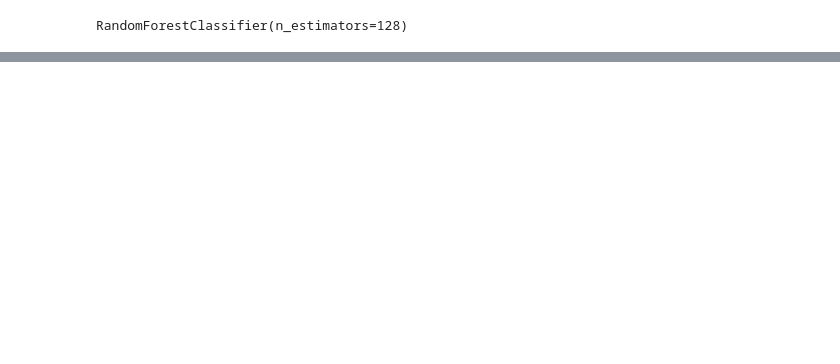
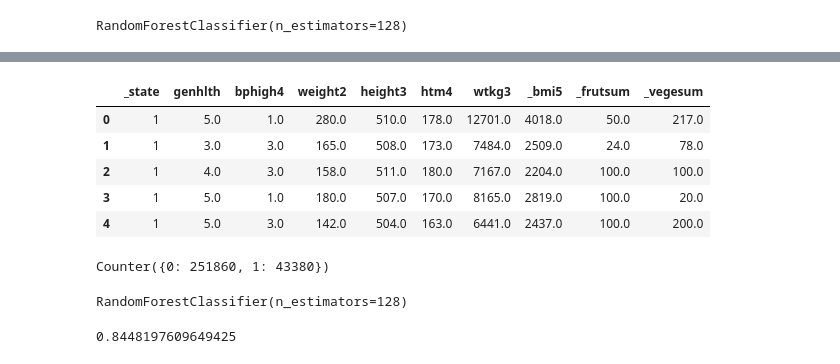
Before and after one commit to tbug-szoke/diabetes, a Jupyter notebook: 2015_EDA_ML.ipynb, the cells around one changed output, grey strips where cells are left out. Cells and saved outputs as stored; diff of their text form; code cells hidden in the pictures; blank space fills up the shorter version.

```diff
--- a/2015_EDA_ML.ipynb
+++ b/2015_EDA_ML.ipynb
@@ -344,0 +359,9 @@ weighted avg       0.83      0.86      0.83    145418
+# %%
+index_values = X.columns.to_list()
+column_values = ["importance"]
+importances = pd.DataFrame(data = rfc.feature_importances_,
+                  index = index_values,
+                  columns = column_values)
+
+importances.sort_values('importance', ascending = False, inplace= True)
+importances.head()
@@ -344,0 +390,3 @@ weighted avg       0.83      0.86      0.83    145418
+# %%
+cut = importances[10:]
+cut
@@ -344,0 +405,3 @@ weighted avg       0.83      0.86      0.83    145418
+# %%
+to_cut = cut.index.to_list()
+to_cut
@@ -344,0 +419,21 @@ weighted avg       0.83      0.86      0.83    145418
+# %%
+# Create new X data with only important columns
+
+X = X.drop(columns=to_cut)
+X.head()
+# %% [output]
+|  | _state | genhlth | bphigh4 | weight2 | height3 | htm4 | wtkg3 | _bmi5 | _frutsum | _vegesum |
+| 0 | 1 | 5.0 | 1.0 | 280.0 | 510.0 | 178.0 | 12701.0 | 4018.0 | 50.0 | 217.0 |
+| 1 | 1 | 3.0 | 3.0 | 165.0 | 508.0 | 173.0 | 7484.0 | 2509.0 | 24.0 | 78.0 |
+| 2 | 1 | 4.0 | 3.0 | 158.0 | 511.0 | 180.0 | 7167.0 | 2204.0 | 100.0 | 100.0 |
+| 3 | 1 | 5.0 | 1.0 | 180.0 | 507.0 | 170.0 | 8165.0 | 2819.0 | 100.0 | 20.0 |
+| 4 | 1 | 5.0 | 3.0 | 142.0 | 504.0 | 163.0 | 6441.0 | 2437.0 | 100.0 | 200.0 |
+# %%
+# Re-run model
+
+# Split into training and testing data sets
+X_train, X_test, y_train, y_test = train_test_split(X,y, test_size = 0.33)
+
+Counter(y_train)
+# %% [output]
+Counter({0: 251860, 1: 43380})
@@ -344,0 +450,15 @@ weighted avg       0.83      0.86      0.83    145418
+# %%
+# Create and fit RandomForestClassifier
+rfc = RandomForestClassifier(n_estimators=128)
+rfc.fit(X_train_scaled, y_train)
+# %% [output]
+RandomForestClassifier(n_estimators=128)
+# %%
+# Make predictions
+predictions = rfc.predict(X_test_scaled)
+
+# Calculating the accuracy score.
+acc_score = accuracy_score(y_test, predictions)
+print(acc_score)
+# %% [output]
+0.8448197609649425
```
Also changed, not shown: parts of 20 cells of this notebook.
